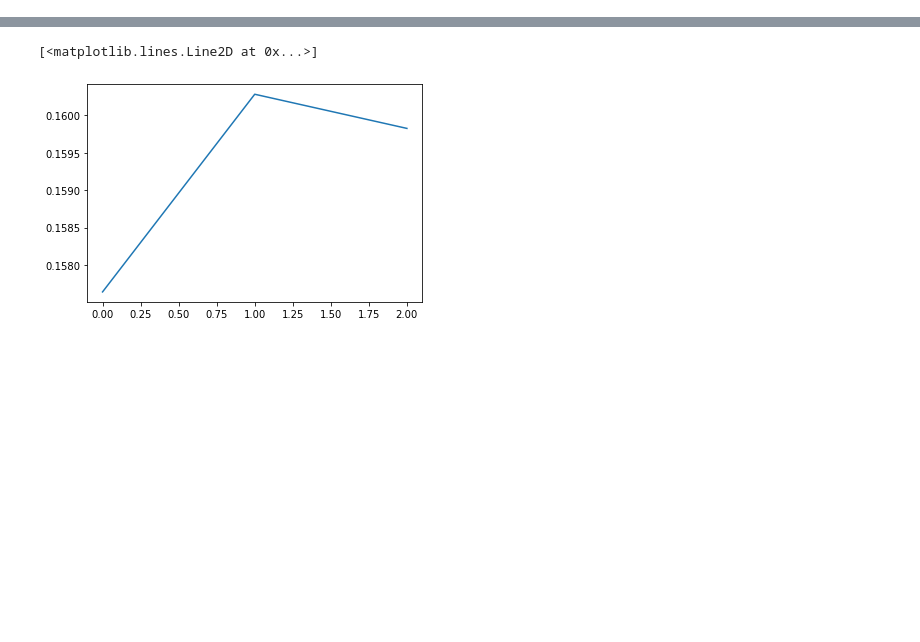
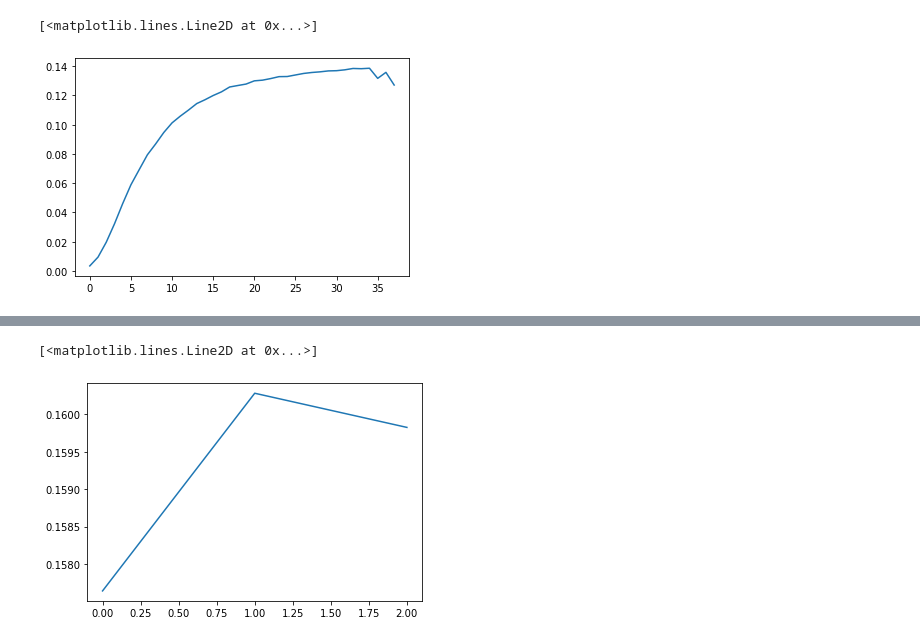
Before and after one commit to sebhoerl/boptx, a Jupyter notebook: examples/matsim/Visualize Opdyts.ipynb, the cells around one changed output, grey strips where cells are left out. Saved outputs shown, nothing was run; the diff lists cells and outputs as text; code cells hidden in the pictures; blank space fills up the shorter version.

```diff
--- a/examples/matsim/Visualize Opdyts.ipynb
+++ b/examples/matsim/Visualize Opdyts.ipynb
@@ -17,0 +61,10 @@ len(data["evaluations"])
+# %%
+objectives = [
+    e["objective"] for e in data["evaluations"]
+    if "candidate" in e["information"]["opdyts"] and e["information"]["opdyts"]["candidate"] == 0
+]
+
+plt.plot(np.arange(len(objectives)), objectives)
+# %% [output]
+[<matplotlib.lines.Line2D at 0x...>]
+[figure, added]
```
Also changed, not shown: parts of 6 cells of this notebook, 4 other files.
